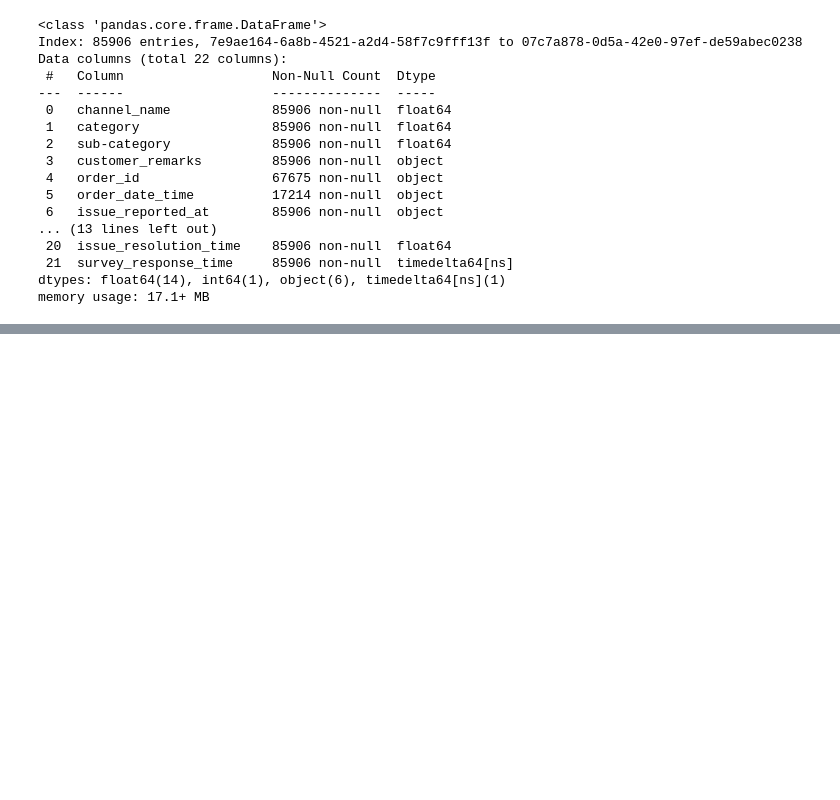
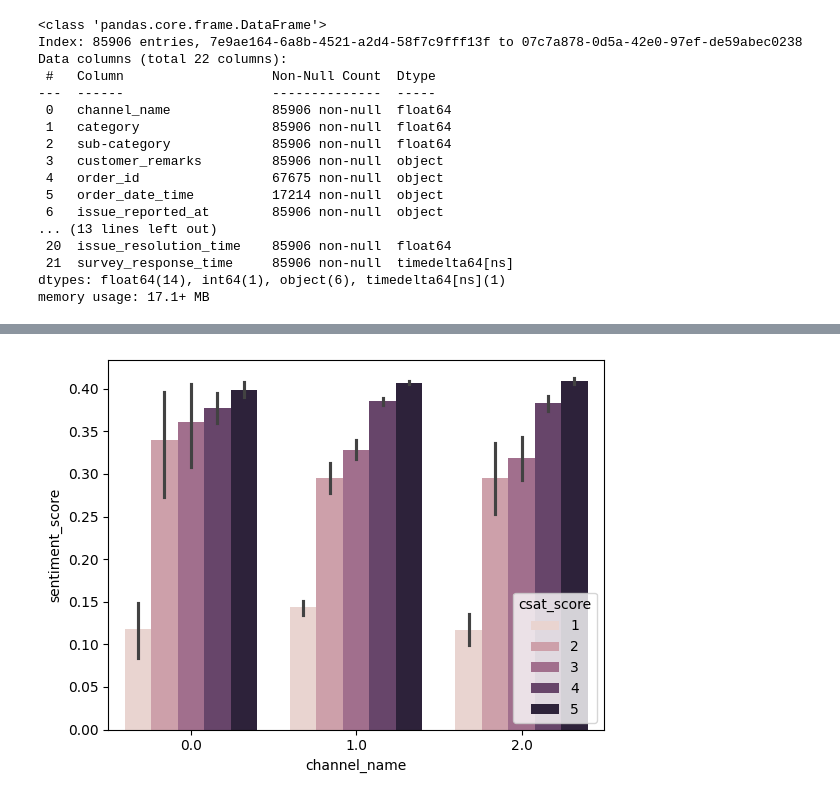
Before and after one commit to sushantkas/DEEP-CSAT-Project, a Jupyter notebook: EDA.ipynb, the cells around one changed output, grey strips where cells are left out. Drawn from its saved outputs; the diff is of its cells as text; code cells hidden in the pictures; blank space fills up the shorter version.

```diff
--- a/EDA.ipynb
+++ b/EDA.ipynb
@@ -859,4 +859,4 @@ Data columns (total 22 columns):
 dtypes: float64(14), int64(1), object(6), timedelta64[ns](1)
 memory usage: 17.1+ MB
 # %%
-imputer.transform(cdata[knn_impute_columns])
+cdata[knn_impute_columns]=imputer.transform(cdata[knn_impute_columns])
@@ -870,0 +935,4 @@ array([[ 2.,  8., 19., ...,  4.,  2., 34.],
+# %%
+sns.barplot(x="channel_name", y="sentiment_score", data=cdata, hue="csat_score");
+# %% [output]
+[figure, added]
```
Also changed, not shown: parts of 20 cells of this notebook, 2 other files.
